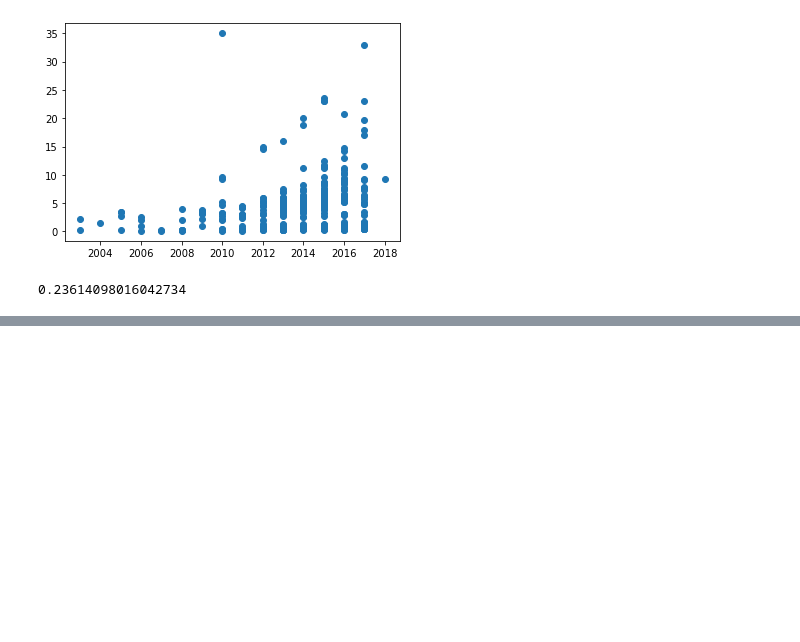
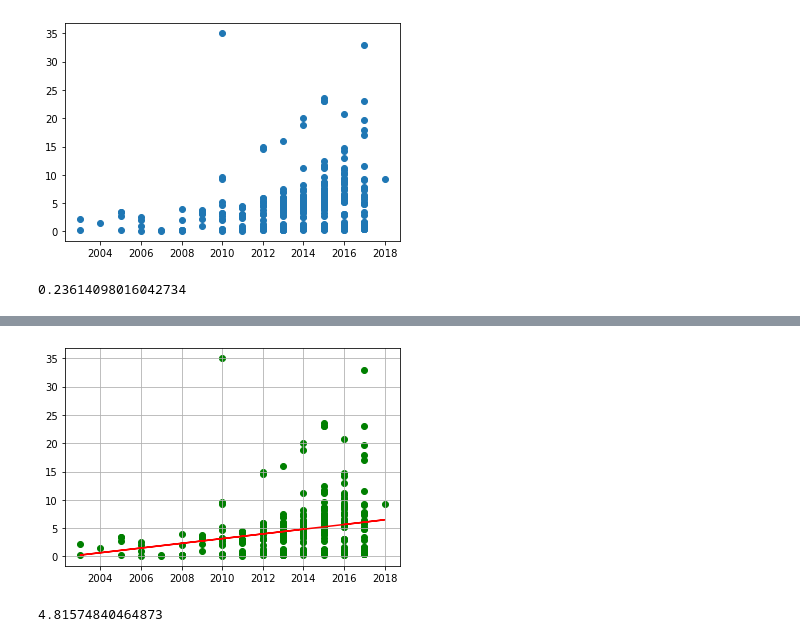
Before and after one commit to Ludo-R/CarPurchase-Project, a Jupyter notebook: carpurchase.ipynb, the cells around one changed output, grey strips where cells are left out. Cells and saved outputs as stored; diff of their text form; code cells hidden in the pictures; blank space fills up the shorter version.

```diff
--- a/carpurchase.ipynb
+++ b/carpurchase.ipynb
@@ -152,0 +154,17 @@ le modèle de regression linéaire
+# %%
+import numpy as np
+
+x = df["Year"]
+y = df["Selling_Price"]
+
+fit = np.polyfit(x,y,1)
+fit_fn = np.poly1d(fit)
+plt.scatter(x,y, c='g')
+plt.grid()
+plt.plot(x, fit_fn(x), 'r')
+plt.show()
+
+print(fit_fn(2014))
+# %% [output]
+[figure, added]
+4.81574840464873
```
Also changed, not shown: parts of 7 cells of this notebook.
